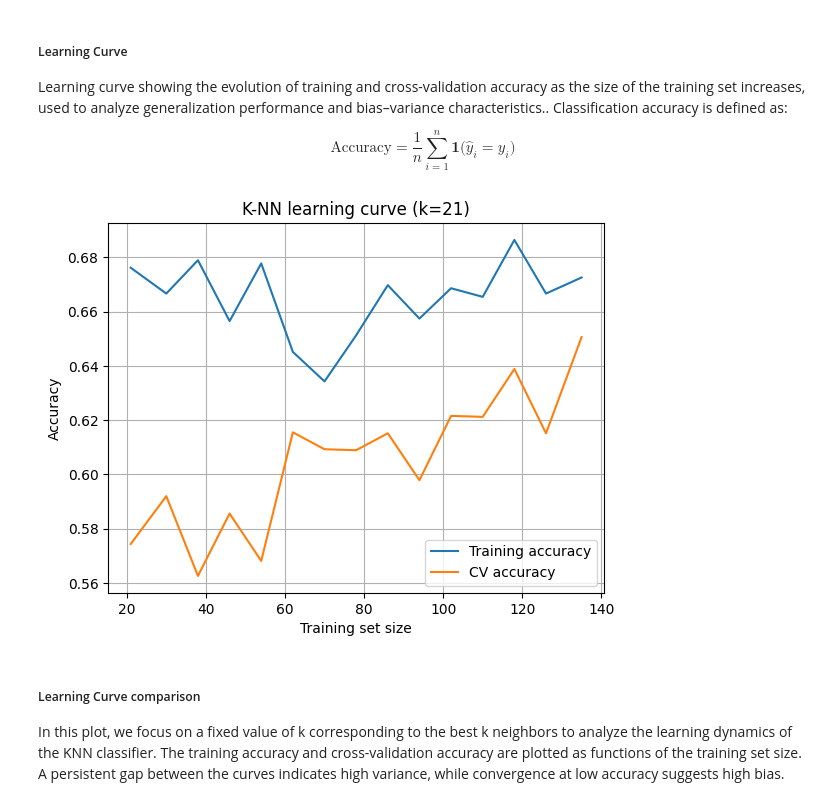
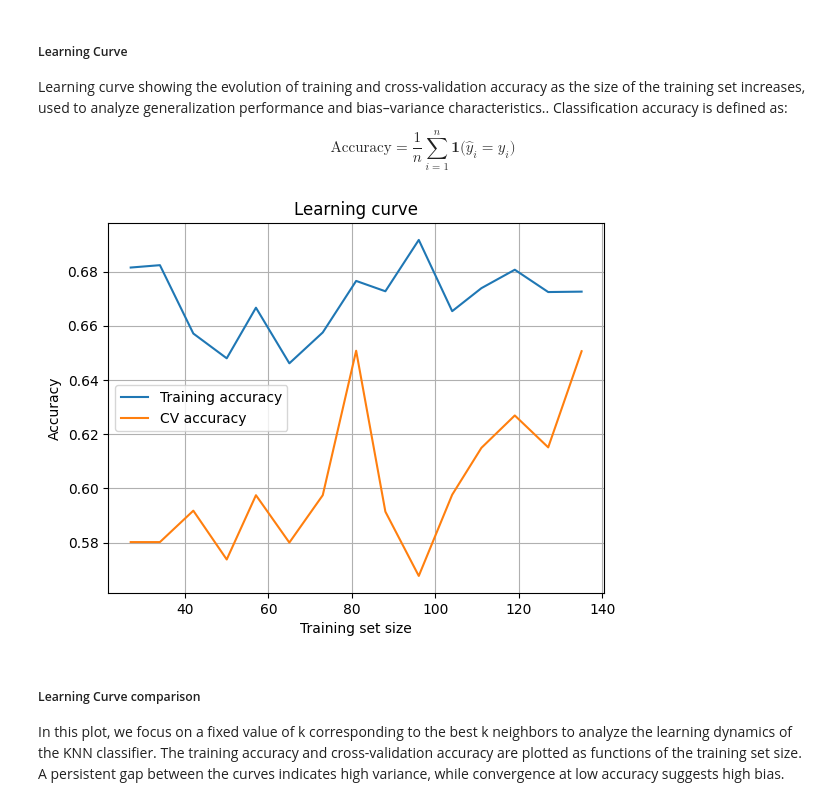
Before and after one commit to Borbico/Machine_Learning_Melaccio, a Jupyter notebook: notebooks/monk_KNN.ipynb, the cells around one changed output. Cells and saved outputs as stored; diff of their text form; code cells hidden in the pictures.

```diff
--- a/notebooks/monk_KNN.ipynb
+++ b/notebooks/monk_KNN.ipynb
@@ -106,5 +108,5 @@ kc.plot_knn_validation_curve_from_gs(gs_1)
 </p>
 $$\text{Accuracy} = \frac{1}{n} \sum_{i=1}^{n} \mathbf{1}\big(\hat{y}_i = y_i\big)$$
 # %%
-kc.plot_knn_learning_curve(model_1, X_tr_1, y_tr_1, default_cv)
+cr.plot_learning_curve(model_1, X_tr_1, y_tr_1, default_cv)
 # %% [output]
@@ -220,9 +225,9 @@ kc.plot_knn_validation_curve_from_gs(gs_2)
 </p>
 $$\text{Accuracy} = \frac{1}{n} \sum_{i=1}^{n} \mathbf{1}\big(\hat{y}_i = y_i\big)$$
 # %%
-kc.plot_knn_learning_curve(model_2, X_tr_2, y_tr_2, default_cv)
+cr.plot_learning_curve(model_2, X_tr_2, y_tr_2, default_cv)
 # %% [output]
-[figure, old version]
+[figure, new version]
 # %% [markdown]
 <h5>Learning Curve comparison</h5>
 <p>In this plot, we focus on a fixed value of k corresponding to the best k neighbors to analyze the learning dynamics of the KNN classifier. The training accuracy and cross-validation accuracy are plotted as functions of the training set size.
```
Also changed, not shown: parts of 8 cells of this notebook, 11 other files.
